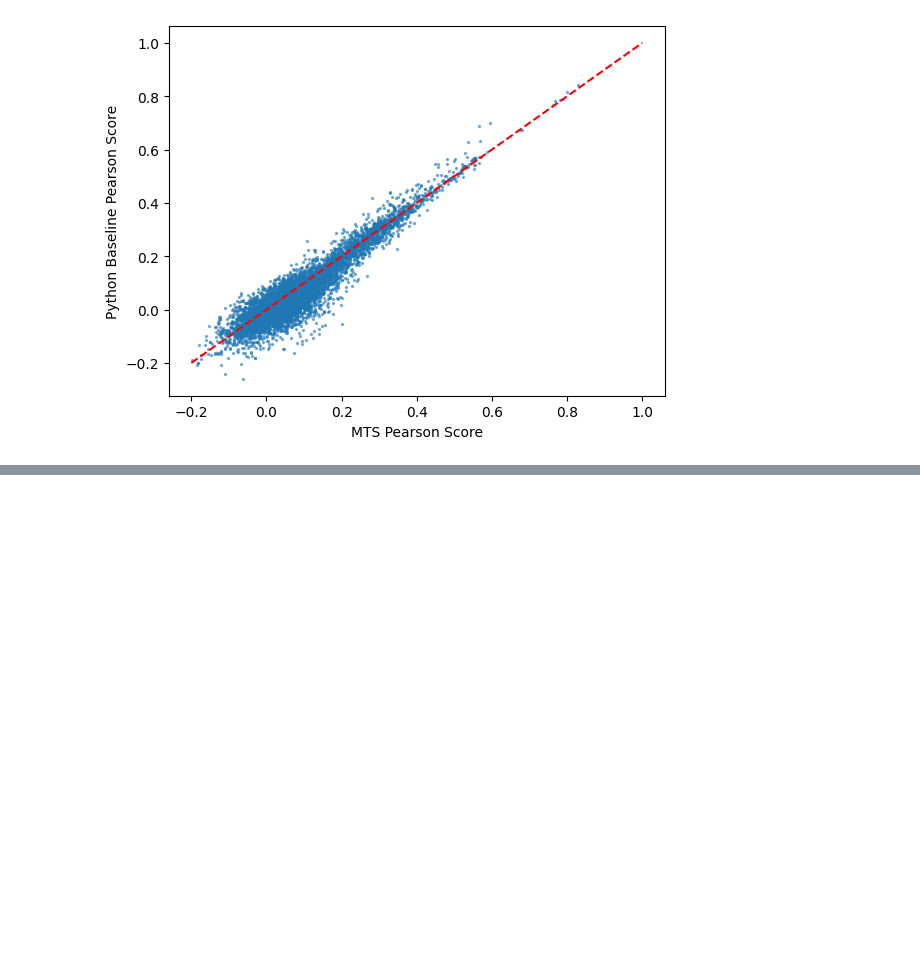
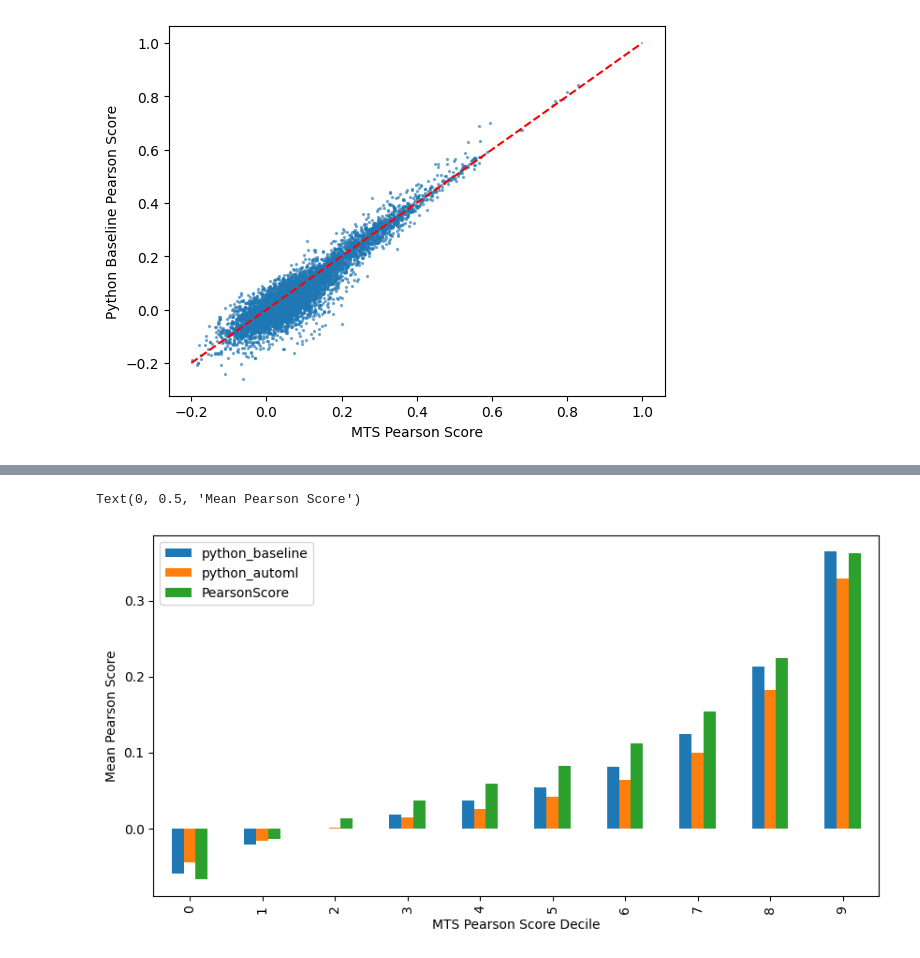
Before and after one commit to corsellolab/refract, a Jupyter notebook: notebooks/20240424_plots/1_compare_pearson_correlation.ipynb, the cells around one changed output, grey strips where cells are left out. Saved outputs shown, nothing was run; the diff lists cells and outputs as text; code cells hidden in the pictures; blank space fills up the shorter version.

```diff
--- a/notebooks/20240424_plots/1_compare_pearson_correlation.ipynb
+++ b/notebooks/20240424_plots/1_compare_pearson_correlation.ipynb
@@ -53,0 +103,13 @@ Text(0, 0.5, 'Python Baseline Pearson Score')
+# %%
+# grouping by PearsonScore Decile, get the mean of python_baseline, python_automl, and PearsonScore
+df["PearsonScore_decile"] = pd.qcut(df["PearsonScore"], 10, labels=False)
+# %%
+tmp = df.groupby("PearsonScore_decile").agg({"python_baseline": "mean", "python_automl": "mean", "PearsonScore": "mean"})
+
+# plot barplot by decile
+tmp.plot(kind="bar", figsize=(10, 5))
+plt.xlabel("MTS Pearson Score Decile")
+plt.ylabel("Mean Pearson Score")
+# %% [output]
+Text(0, 0.5, 'Mean Pearson Score')
+[figure, added]
```
Also changed, not shown: parts of 6 cells of this notebook, 8 other files.
